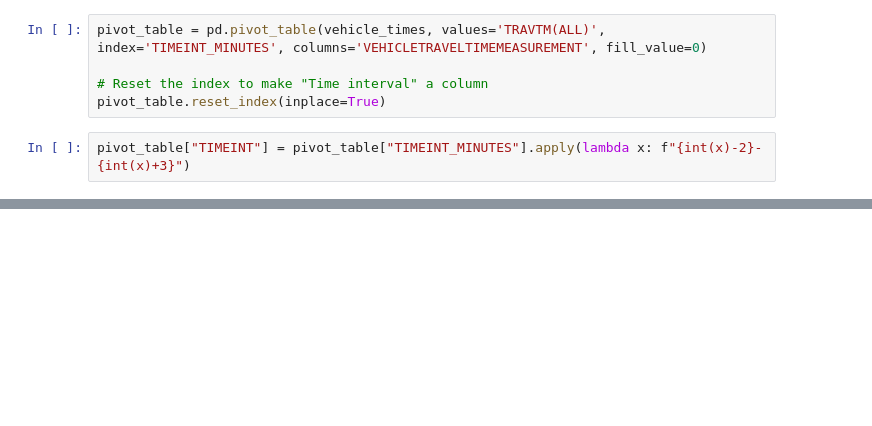
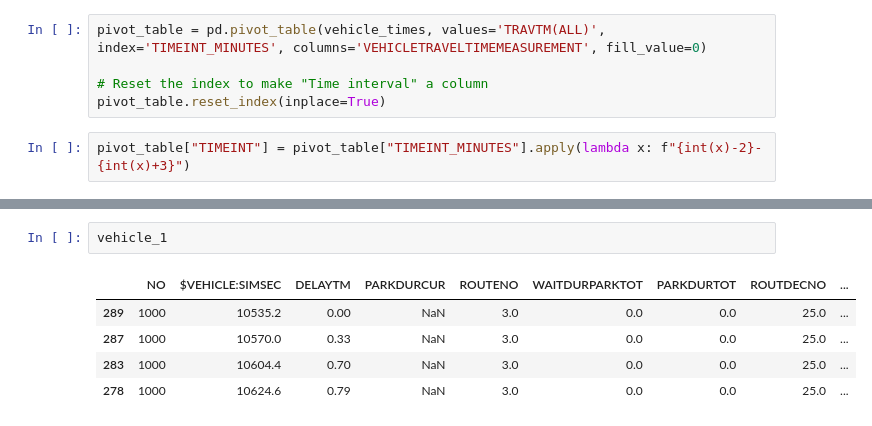
Before and after one commit to varun-1411/vissim_parking, a Jupyter notebook: results.ipynb, the cells around one changed output, grey strips where cells are left out. Drawn from its saved outputs; the diff is of its cells as text; blank space fills up the shorter version.

```diff
--- a/results.ipynb
+++ b/results.ipynb
@@ -348,0 +434,8 @@ vehicle_times.to_csv(r"C:\Users\CiSTUP\OneDrive - Indian Institute of Science\vs
+# %%
+vehicle_1
+# %% [output]
+|  | NO | $VEHICLE:SIMSEC | DELAYTM | PARKDURCUR | ROUTENO | WAITDURPARKTOT | PARKDURTOT | ROUTDECNO | ... |
+| 289 | 1000 | 10535.2 | 0.00 | NaN | 3.0 | 0.0 | 0.0 | 25.0 | ... |
+| 287 | 1000 | 10570.0 | 0.33 | NaN | 3.0 | 0.0 | 0.0 | 25.0 | ... |
+| 283 | 1000 | 10604.4 | 0.70 | NaN | 3.0 | 0.0 | 0.0 | 25.0 | ... |
+| 278 | 1000 | 10624.6 | 0.79 | NaN | 3.0 | 0.0 | 0.0 | 25.0 | ... |
```
Also changed, not shown: parts of 24 cells of this notebook, 12 other files.
